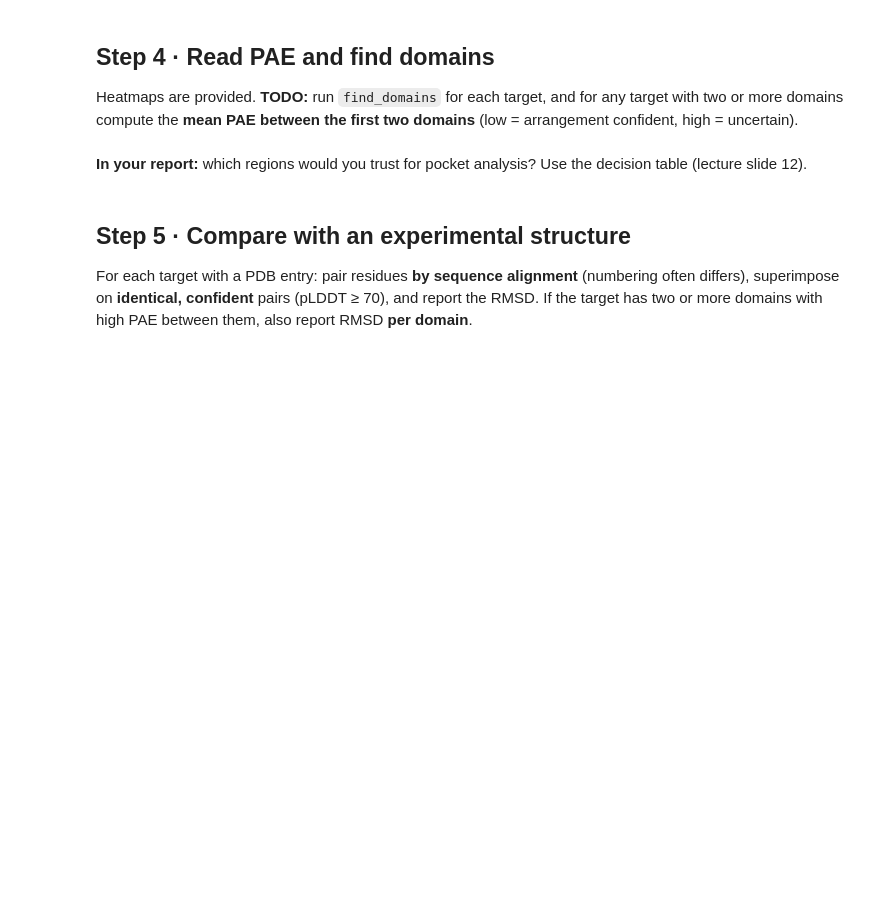
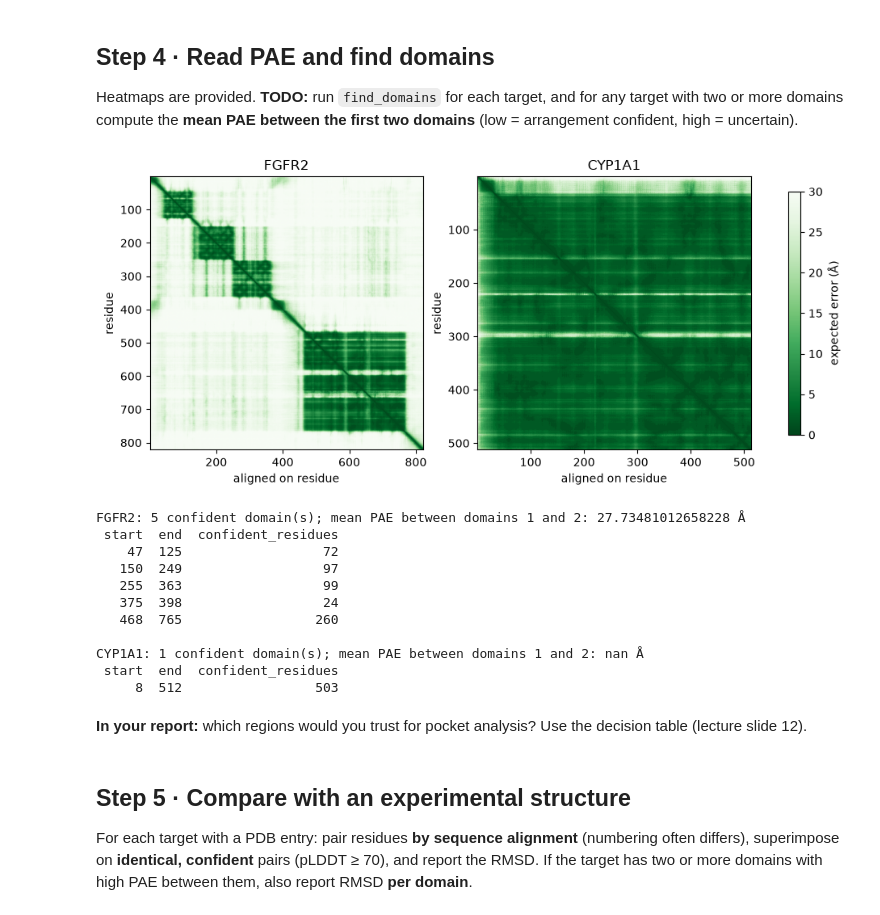
Before and after one commit to bhuvaneshkarthiknilavalagan/biot6900, a Jupyter notebook: BIOT6900_Module4_Assignment.ipynb, the cells around one changed output. Saved outputs shown, nothing was run; the diff lists cells and outputs as text; code cells hidden in the pictures; blank space fills up the shorter version.

```diff
--- a/BIOT6900_Module4_Assignment.ipynb
+++ b/BIOT6900_Module4_Assignment.ipynb
@@ -207,21 +224,34 @@ Heatmaps are provided. **TODO:** run `find_domains` for each target, and for any
 # %%
 fig, axes = plt.subplots(1, len(TARGETS), figsize=(6 * len(TARGETS), 4.6), squeeze=False)
 for ax, gene in zip(axes[0], TARGETS):
     n = pae[gene].shape[0]
     im = ax.imshow(pae[gene], cmap="Greens_r", vmin=0, vmax=30, extent=[0.5, n + 0.5, n + 0.5, 0.5])
     ax.set_title(gene); ax.set_xlabel("aligned on residue"); ax.set_ylabel("residue")
 plt.colorbar(im, ax=axes, label="expected error (Å)", shrink=0.85); plt.show()
 
 domains, inter_pae = {}, {}
 # TODO: fill domains[gene] with find_domains(...) and inter_pae[gene] with the mean PAE between
 #       domain 1 and domain 2 (np.nan if fewer than two domains)
 for g in TARGETS:
-    domains[g] = ...
-    inter_pae[g] = ...
+    domains[g] = find_domains(pae[g], ca[g].b.values)
+    inter_pae[g] = pae[g][domains[g].iloc[0].start-1:domains[g].iloc[0].end, domains[g].iloc[1].start-1:domains[g].iloc[1].end].mean() if len(domains[g]) >= 2 else np.nan
 for g in TARGETS:
     require(domains=domains[g], inter_pae=inter_pae[g])
     print(f"\n{g}: {len(domains[g])} confident domain(s); mean PAE between domains 1 and 2: {inter_pae[g]} Å")
     print(domains[g].to_string(index=False))
+# %% [output]
+[figure, added]
+FGFR2: 5 confident domain(s); mean PAE between domains 1 and 2: 27.73481012658228 Å
+ start  end  confident_residues
+    47  125                  72
+   150  249                  97
+   255  363                  99
+   375  398                  24
+   468  765                 260
+
+CYP1A1: 1 confident domain(s); mean PAE between domains 1 and 2: nan Å
+ start  end  confident_residues
+     8  512                 503
 # %% [markdown]
 **In your report:** which regions would you trust for pocket analysis? Use the decision table (lecture slide 12).
 # %% [markdown]
```
Also changed, not shown: parts of 12 cells of this notebook.
